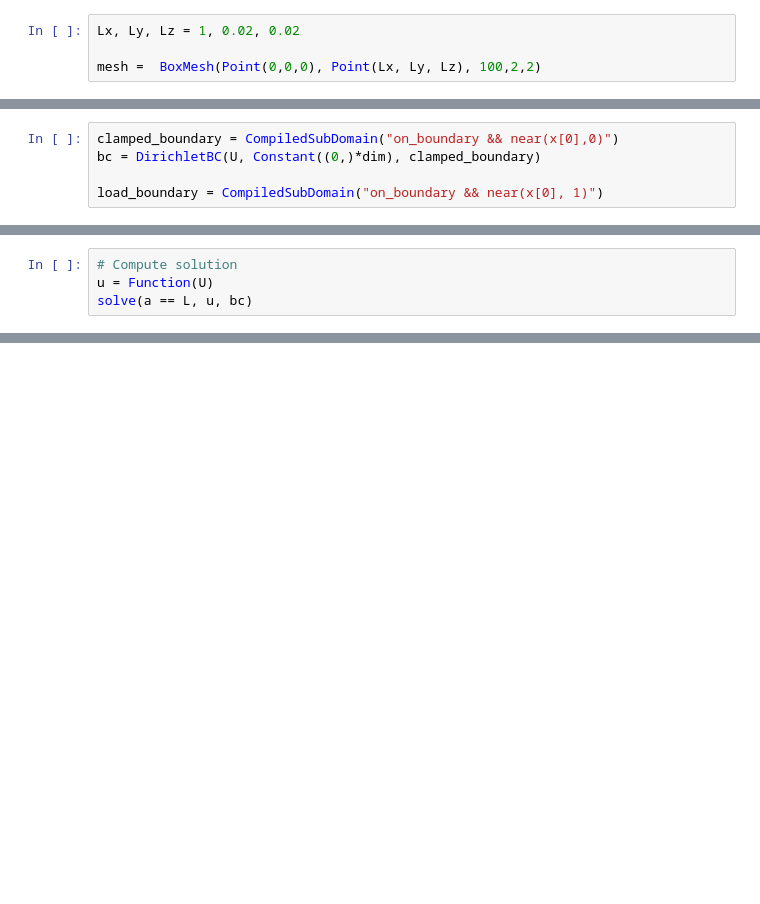
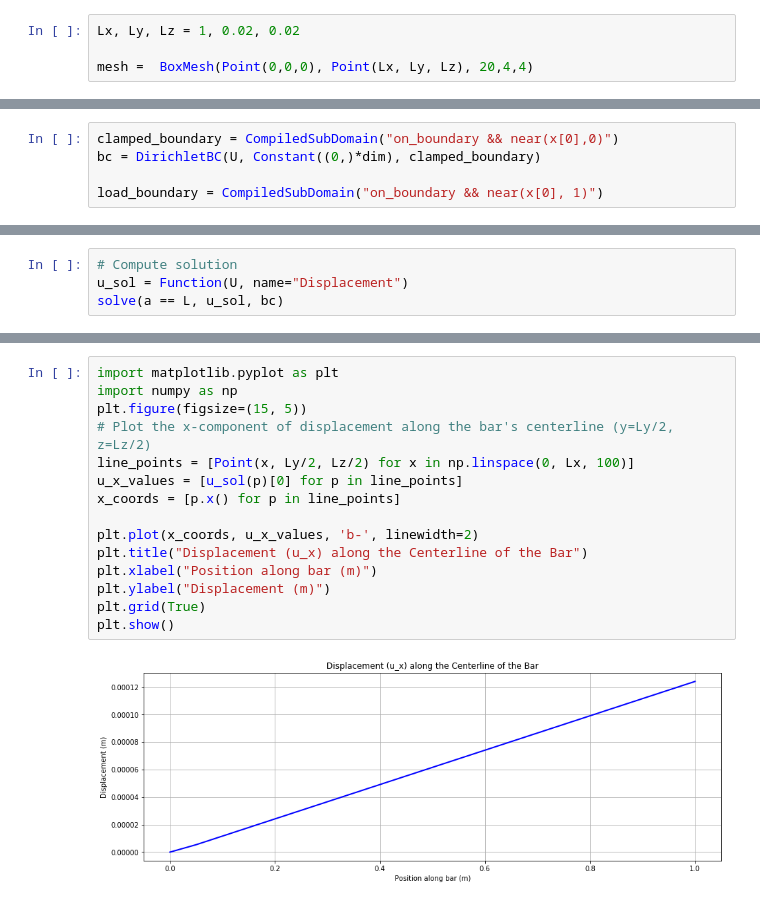
Before and after one commit to abhinavtk7/fenics-tutorials, a Jupyter notebook: day-3/exercises/1_3d_uniaxial.ipynb, the cells around one changed output, grey strips where cells are left out. Cells and saved outputs as stored; diff of their text form; blank space fills up the shorter version.

```diff
--- a/day-3/exercises/1_3d_uniaxial.ipynb
+++ b/day-3/exercises/1_3d_uniaxial.ipynb
@@ -41,7 +41,7 @@ from dolfin import *
 # %%
 Lx, Ly, Lz = 1, 0.02, 0.02
 
-mesh =  BoxMesh(Point(0,0,0), Point(Lx, Ly, Lz), 100,2,2)
+mesh =  BoxMesh(Point(0,0,0), Point(Lx, Ly, Lz), 20,4,4)
 # %%
 mesh
 # %% [output]
@@ -96,5 +94,5 @@ t = Constant((load/area, 0, 0))
 L =  dot(t,v)*ds(load_tag)  # dot(f, v)*dx +
 # %%
 # Compute solution
-u = Function(U)
-solve(a == L, u, bc)
+u_sol = Function(U, name="Displacement")
+solve(a == L, u_sol, bc)
@@ -114,0 +140,17 @@ plot(u*scale_factor, title='Displacement', mode='displacement')
+# %%
+import matplotlib.pyplot as plt
+import numpy as np
+plt.figure(figsize=(15, 5))
+# Plot the x-component of displacement along the bar's centerline (y=Ly/2, z=Lz/2)
+line_points = [Point(x, Ly/2, Lz/2) for x in np.linspace(0, Lx, 100)]
+u_x_values = [u_sol(p)[0] for p in line_points]
+x_coords = [p.x() for p in line_points]
+
+plt.plot(x_coords, u_x_values, 'b-', linewidth=2)
+plt.title("Displacement (u_x) along the Centerline of the Bar")
+plt.xlabel("Position along bar (m)")
+plt.ylabel("Displacement (m)")
+plt.grid(True)
+plt.show()
+# %% [output]
+[figure, added]
```
Also changed, not shown: parts of 14 cells of this notebook, 23 other files.
